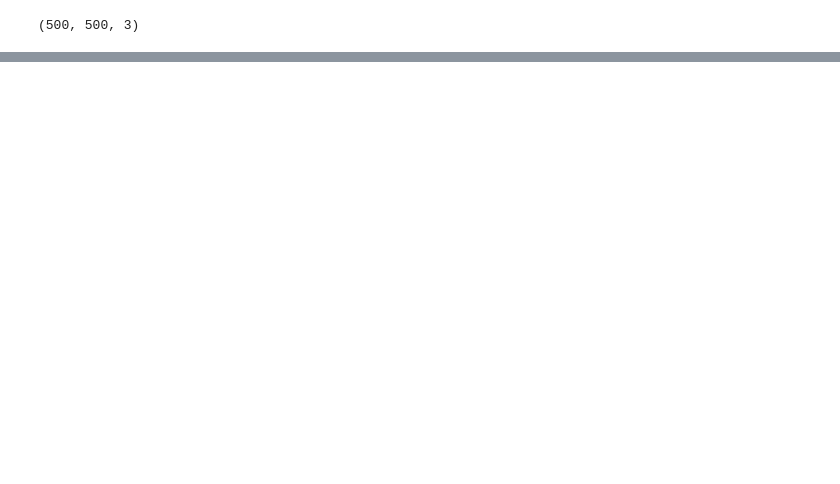
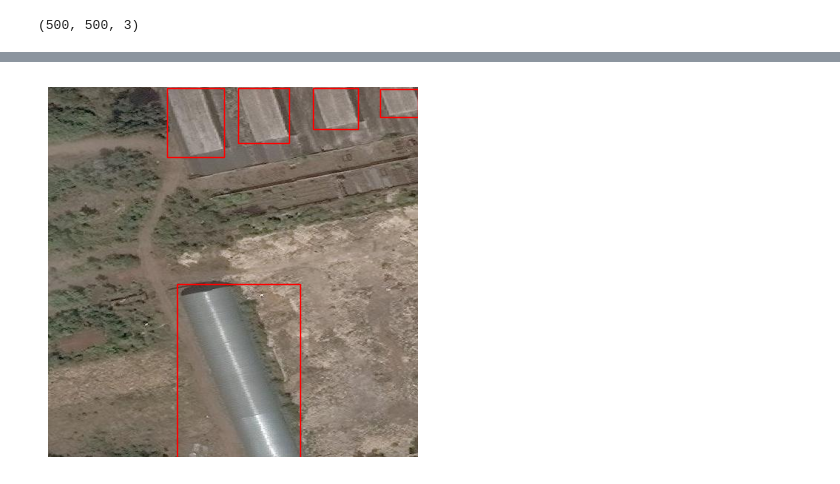
Before and after one commit to VectorInstitute/SegMate, a Jupyter notebook: samkit_demo.ipynb, the cells around one changed output, grey strips where cells are left out. Cells and saved outputs as stored; diff of their text form; code cells hidden in the pictures; blank space fills up the shorter version.

```diff
--- a/samkit_demo.ipynb
+++ b/samkit_demo.ipynb
@@ -14,0 +31,4 @@ AttributeError: 'SAMkit' object has no attribute 'show_image'
+# %%
+utils.show_bounding_boxes(image=image, bounding_boxes=bbox)
+# %% [output]
+[figure, added]
```
Also changed, not shown: parts of 6 cells of this notebook, 1 other file.
